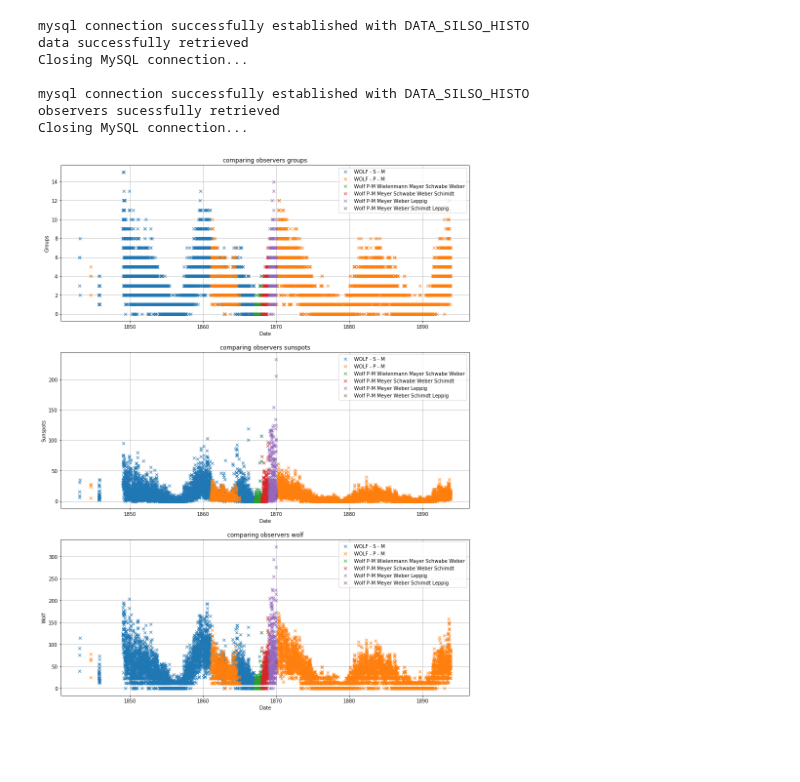
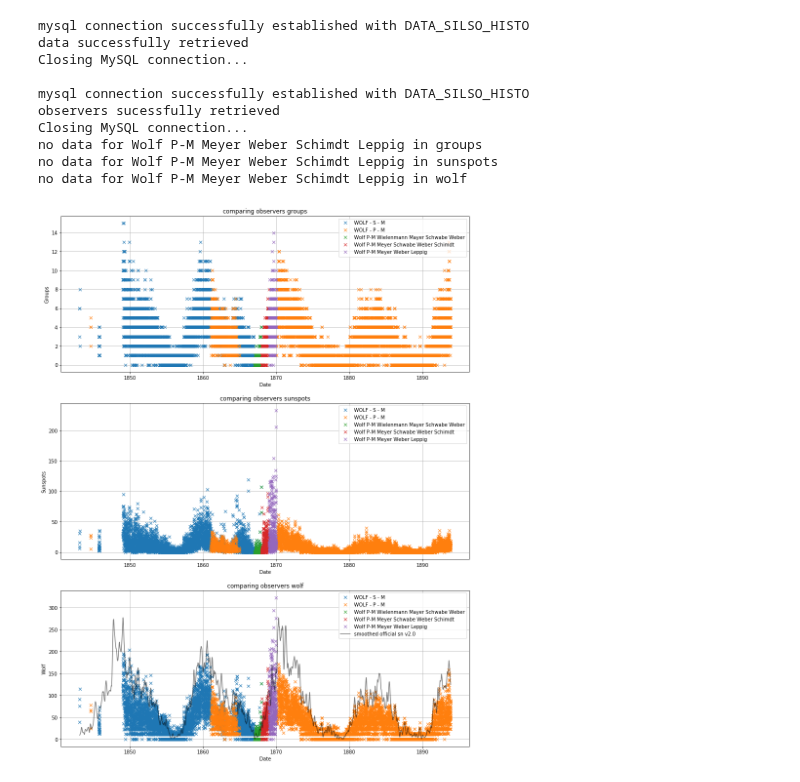
Before and after one commit to dcxSt/DATA_SILSO_HISTO_search, a Jupyter notebook: wolf_wolfer_investigation.ipynb, the cells around one changed output. Drawn from its saved outputs; the diff is of its cells as text; code cells hidden in the pictures; blank space fills up the shorter version.

```diff
--- a/wolf_wolfer_investigation.ipynb
+++ b/wolf_wolfer_investigation.ipynb
@@ -19,18 +21,24 @@ import db_transfers
 # %%
 display_compare_observers(observers=["WOLF - S - M","WOLF - P - M",
                                      "Wolf P-M Wielenmann Mayer Schwabe Weber",
                                      "Wolf P-M Meyer Schwabe Weber Schimdt",
                                      "Wolf P-M Meyer Weber Leppig",
-                                     "Wolf P-M Meyer Weber Schimdt Leppig"],figsize=(15,20),save_as="wolf_comparisons.png")
+                                     "Wolf P-M Meyer Weber Schimdt Leppig"],
+                          figsize=(15,20),
+                          save_as="wolf_comparisons.png",
+                          online_sn=True,smoothness=100)
 # %% [output]
 mysql connection successfully established with DATA_SILSO_HISTO
 data successfully retrieved
 Closing MySQL connection...
 
 mysql connection successfully established with DATA_SILSO_HISTO
 observers sucessfully retrieved
 Closing MySQL connection...
+no data for Wolf P-M Meyer Weber Schimdt Leppig in groups
+no data for Wolf P-M Meyer Weber Schimdt Leppig in sunspots
+no data for Wolf P-M Meyer Weber Schimdt Leppig in wolf
-[figure, old version]
+[figure, new version]
 # %%
 display_compare_observers(observers=["Wolfer",
                                      "Billwiller et Wolfer",
```
Also changed, not shown: parts of 8 cells of this notebook, 15 other files.
